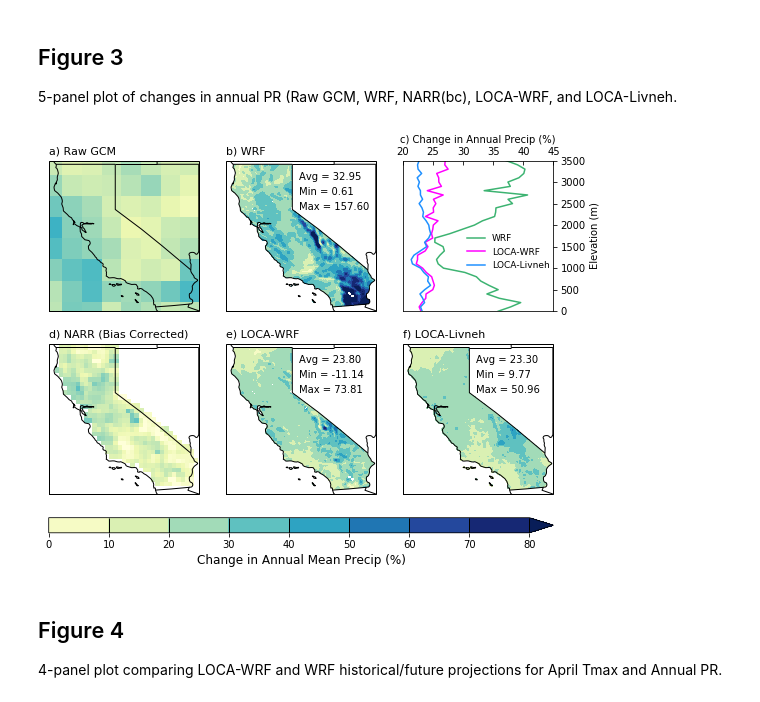
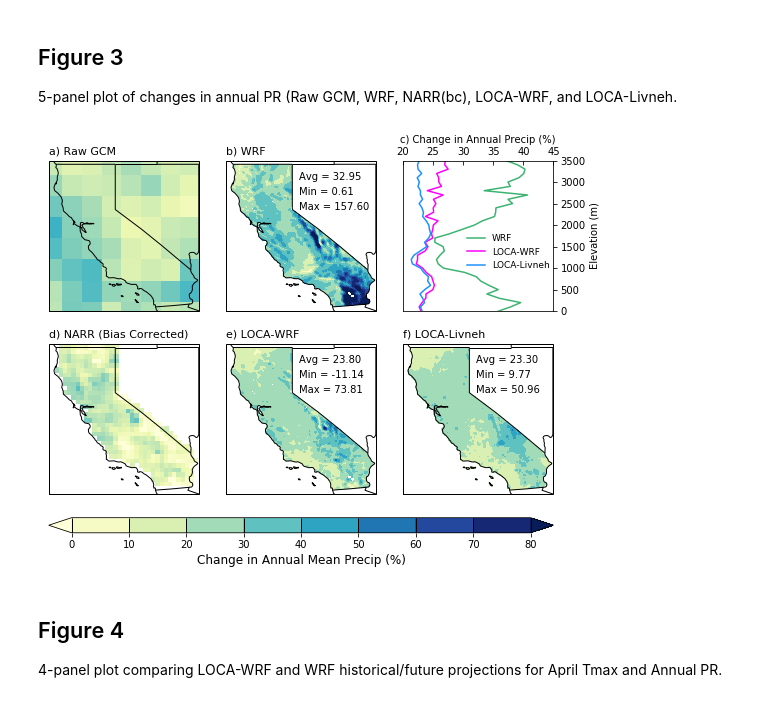
Before and after one commit to neil-berg/doe-downscaling, a Jupyter notebook: paper-figures.ipynb, the cells around one changed output. Saved outputs shown, nothing was run; the diff lists cells and outputs as text; code cells hidden in the pictures.

Commit message:
extend colorbar Fig 3

```diff
--- a/paper-figures.ipynb
+++ b/paper-figures.ipynb
@@ -692,7 +692,7 @@ ax2.text(-119.5, 39, 'Max = {0:.2f}'.format(wrf_change_pr_max),
         transform=ccrs.Geodetic(),
         fontsize=10)
 plot2 = ax2.contourf(same_lon, same_lat, wrf_change_pr, plot_ticks,
-                     transform=ccrs.PlateCarree(), cmap='YlGnBu', extend='max')
+                     transform=ccrs.PlateCarree(), cmap='YlGnBu', extend='both')
 ax2.set_aspect(abs(x1-x0)/abs(y1-y0))
 
 # Precip change vs. elevation
@@ -746,7 +746,7 @@ ax5.text(-119.5, 39, 'Max = {0:.2f}'.format(loca_wrf_change_pr_max),
         transform=ccrs.Geodetic(),
         fontsize=10)
 plot5 = ax5.contourf(same_lon, same_lat, loca_wrf_change_pr, plot_ticks,
-                     transform=ccrs.PlateCarree(), cmap='YlGnBu', extend='max')
+                     transform=ccrs.PlateCarree(), cmap='YlGnBu', extend='both')
 ax5.set_aspect(abs(x1-x0)/abs(y1-y0))
 
 # LOCA-Livneh
@@ -763,36 +763,36 @@ ax6.text(-119.5, 41, 'Avg = {0:.2f}'.format(loca_livneh_change_pr_avg),
 ax6.text(-119.5, 40, 'Min = {0:.2f}'.format(loca_livneh_change_pr_min),
         horizontalalignment='left',
         transform=ccrs.Geodetic(),
         fontsize=10)
 ax6.text(-119.5, 39, 'Max = {0:.2f}'.format(loca_livneh_change_pr_max),
         horizontalalignment='left',
         transform=ccrs.Geodetic(),
         fontsize=10)
 plot6 = ax6.contourf(same_lon, same_lat, loca_livneh_change_pr, plot_ticks,
-                     transform=ccrs.PlateCarree(), cmap='YlGnBu', extend='max')
+                     transform=ccrs.PlateCarree(), cmap='YlGnBu', extend='both')
 ax6.set_aspect(abs(x1-x0)/abs(y1-y0))
 
 fig.tight_layout(h_pad=-3)
 
 # Obtain axes coordinates for each subplot for colorbar positioning
 ax1_pos = ax1.get_position() # details on ax1_pos.x0, .y0, .x1, .y1, .height .width
 ax2_pos = ax2.get_position()
 ax3_pos = ax3.get_position()
 ax4_pos = ax4.get_position()
 ax5_pos = ax5.get_position()
 ax6_pos = ax6.get_position()
 
 # Colorbar for all panels
 cbar_height = 0.035
 cbar_ax = fig.add_axes([ax4_pos.x0, ax4_pos.y0-.02, ax6_pos.x1-ax4_pos.x0, cbar_height]) # bottom left corner x,y, and width, height
-cbar = plt.colorbar(plot2, cax=cbar_ax, orientation='horizontal', drawedges=True, extend='max')
+cbar = plt.colorbar(plot2, cax=cbar_ax, orientation='horizontal', drawedges=True, extend='both')
 cbar.dividers.set_edgecolor('black')
 cbar.dividers.set_linewidth(1)
 cbar.set_label('Change in Annual Mean Precip (%)', fontsize=12)
 
 plt.savefig('/Users/nberg/projects/doe/figures/Figure3.jpeg', dpi=300, bbox_inches='tight')
 # %% [output]
-[figure, old version]
+[figure, new version]
 # %% [markdown]
 ## Figure 4
 
```
